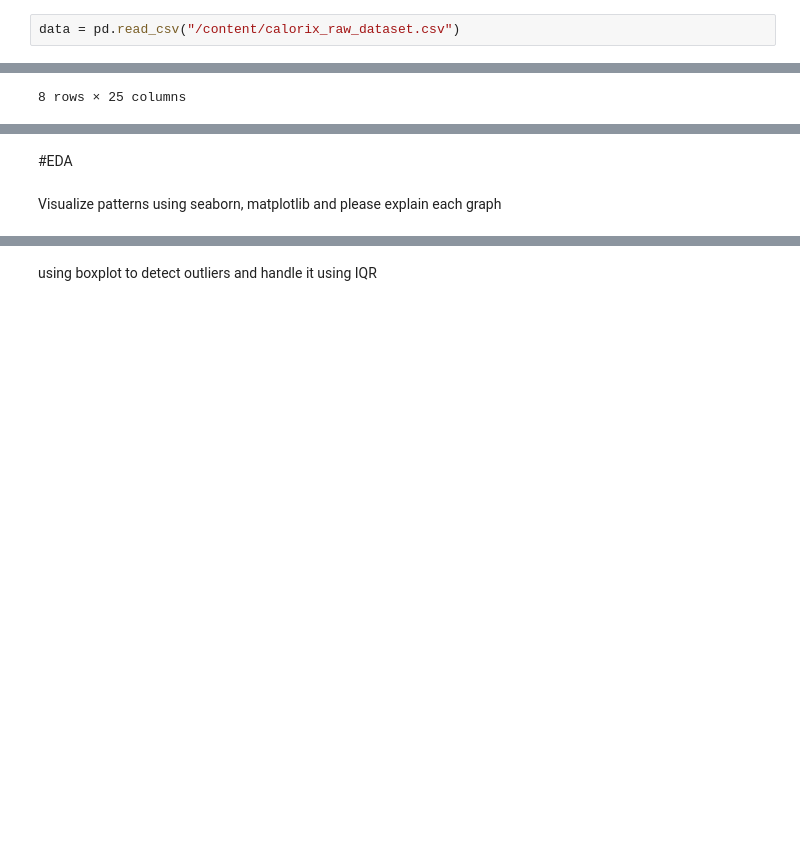
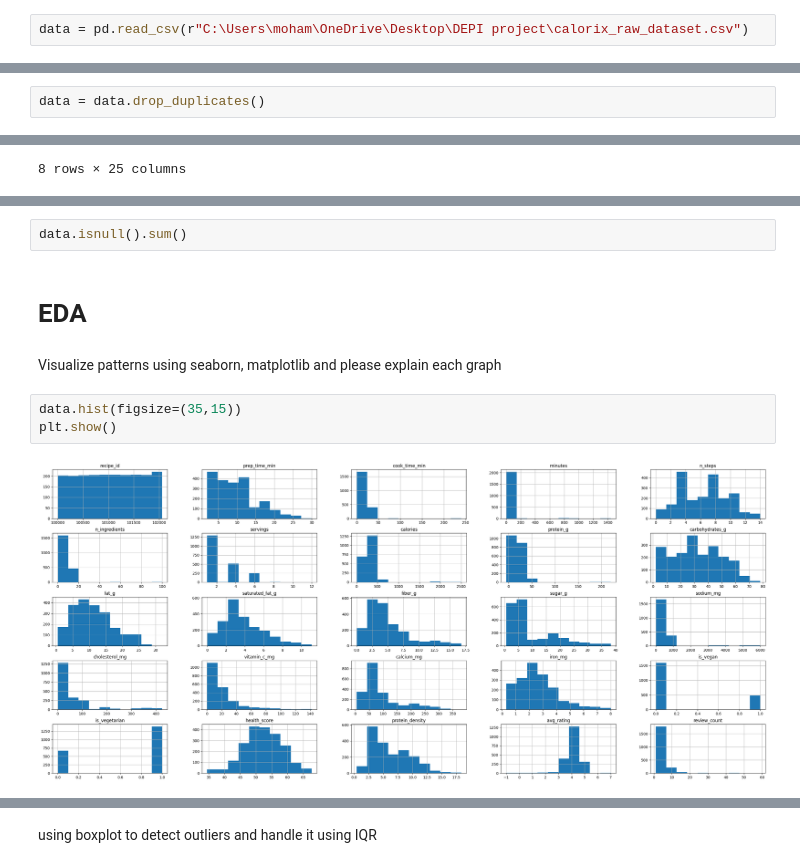
Before and after one commit to BeboNasif/DEPI-Project, a Jupyter notebook: DEPI_Phase_1.ipynb, the cells around one changed output, grey strips where cells are left out. Drawn from its saved outputs; the diff is of its cells as text; blank space fills up the shorter version.

```diff
--- a/DEPI_Phase_1.ipynb
+++ b/DEPI_Phase_1.ipynb
@@ -5,5 +8,5 @@ import pandas as pd
 # %%
-data = pd.read_csv("/content/calorix_raw_dataset.csv")
+data = pd.read_csv(r"C:\Users\moham\OneDrive\Desktop\DEPI project\calorix_raw_dataset.csv")
 # %%
 data.head()
 # %% [output]
@@ -56,3 +61,5 @@ dtype: bool
+# %%
+data = data.drop_duplicates()
 # %%
 data.describe()
 # %% [output]
@@ -98,4 +108,11 @@ for all_columns and please write notes why use each technique and explain result
+# %%
+data.isnull().sum()
 # %% [markdown]
-#EDA
+# EDA
 # %% [markdown]
 Visualize patterns using seaborn, matplotlib and please explain each graph
+# %%
+data.hist(figsize=(35,15))
+plt.show()
+# %% [output]
+[figure, added]
```
Also changed, not shown: parts of 17 cells of this notebook.
